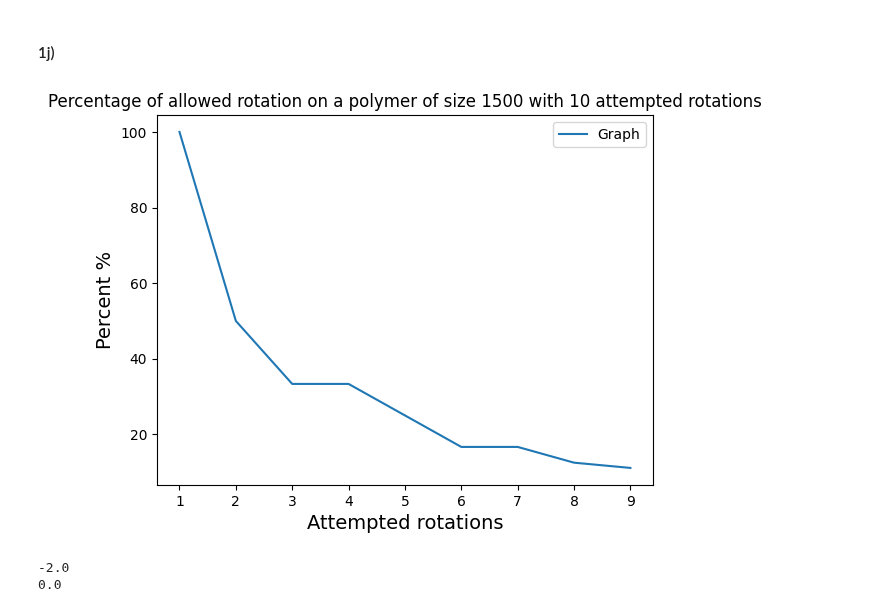
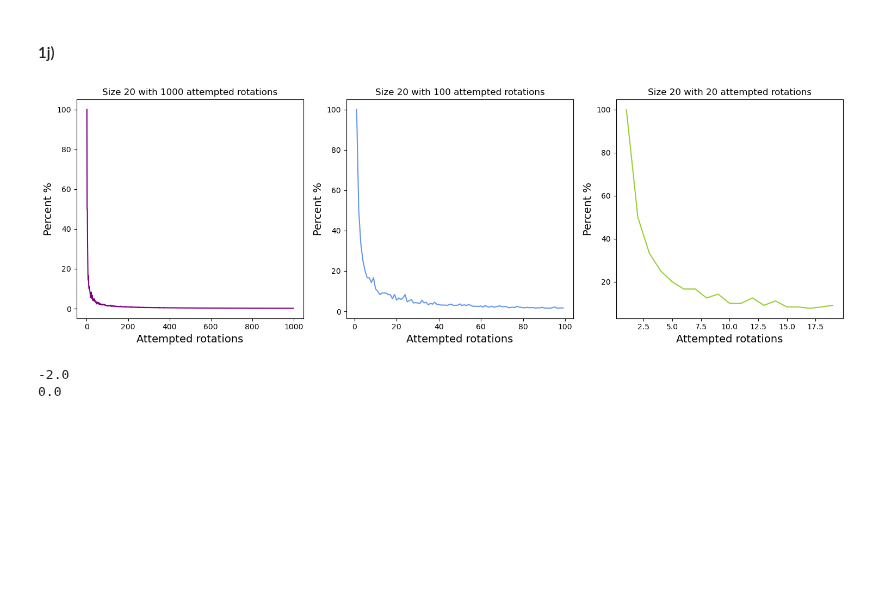
Before and after one commit to villi02/TMA4320-Introduksjon-til-vitenskapelige-beregninger-prosjekter, a Jupyter notebook: oppgave.ipynb, the cells around one changed output. Cells and saved outputs as stored; diff of their text form; code cells hidden in the pictures; blank space fills up the shorter version.

Commit message:
made changes to layout and code in 1j

```diff
--- a/oppgave.ipynb
+++ b/oppgave.ipynb
@@ -269,26 +328,45 @@ def algorithm1_optimized(N: int, Ns: int) -> tuple[np.ndarray, int]:
 Her ser vi at å bruke Numpy arrays og optimalisere rundt linæralgebra for rotasjon gir en betydelig ytelseøkning ovenfor Python array.
 # %% [markdown]
 #### 1j)
-# %%
-def plot_prosent(N: int, N_s: int) -> None:
-    """
-    plots the percentage of rotations based on attempted rotations
-    """
-    x_arr = []
-    y_arr = []
-    for i in range(1, N_s):
-        _, count = algorithm1_array(N, i)
-        x_arr.append(i)
-        y_arr.append(N_s*10/(count))
-    plt.plot(x_arr,y_arr, label = "Graph")
-    plt.title(f"Percentage of allowed rotation on a polymer of size {N} with {N_s} attempted rotations")
-    plt.ylabel("Percent %", fontsize = 14)
-    plt.xlabel("Attempted rotations", fontsize = 14)
-    plt.legend()
-    plt.show()
-plot_prosent(1500,10)
-# %% [output]
-[figure, removed]
+# %%
+def plot_prosent(N: int, N_s: int) -> list[float]:
+    """
+    plots the percentage of rotations based on attempted rotations
+    """
+    x_arr = []
+    y_arr = []
+    for i in range(1, N_s):
+        _, count = algorithm1_optimized(N, i)
+        x_arr.append(i)
+        y_arr.append(100/count)
+    return x_arr, y_arr
+N = 20
+N_s = 1000
+x_arr, y_arr = plot_prosent(N,N_s)
+fig, axs =plt.subplots(1,3, figsize = (15,5))
+axs[0].plot(x_arr,y_arr, color = "purple")
+axs[0].set_title(f"Size {N} with {N_s} attempted rotations")
+axs[0].set_ylabel("Percent %", fontsize = 14)
+axs[0].set_xlabel("Attempted rotations", fontsize = 14)
+
+
+N_s = 100
+x_arr, y_arr = plot_prosent(N,N_s)
+axs[1].plot(x_arr,y_arr, color = "cornflowerblue")
+axs[1].set_title(f"Size {N} with {N_s} attempted rotations")
+axs[1].set_ylabel("Percent %", fontsize = 14)
+axs[1].set_xlabel("Attempted rotations", fontsize = 14)
+
+N_s = 20
+x_arr, y_arr = plot_prosent(N,N_s)
+axs[2].plot(x_arr,y_arr, color = "yellowgreen")
+axs[2].set_title(f"Size {N} with {N_s} attempted rotations")
+axs[2].set_ylabel("Percent %", fontsize = 14)
+axs[2].set_xlabel("Attempted rotations", fontsize = 14)
+plt.tight_layout()
+plt.show()
+# %% [output]
+[figure, added]
 # %%
 
 def create_V_matrix(N: int, value: float) -> list[int]:
```
Also changed, not shown: parts of 3 cells of this notebook.
